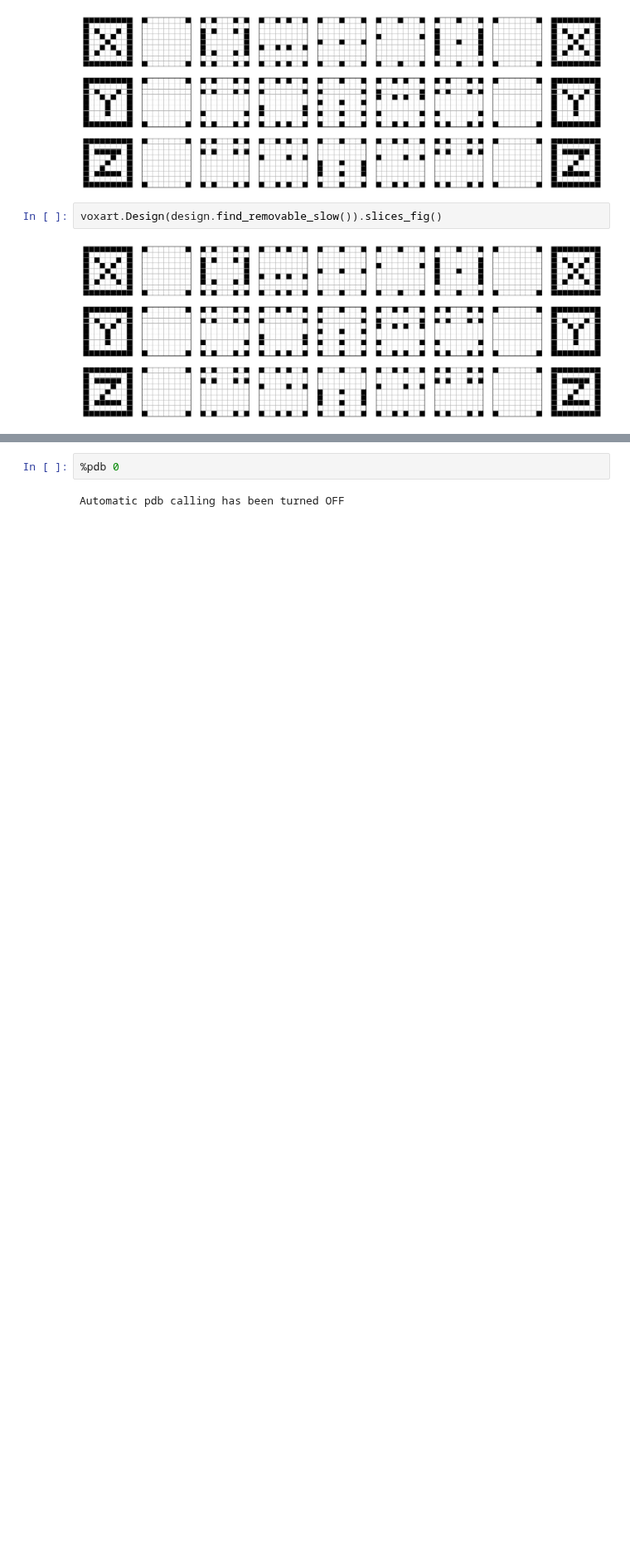
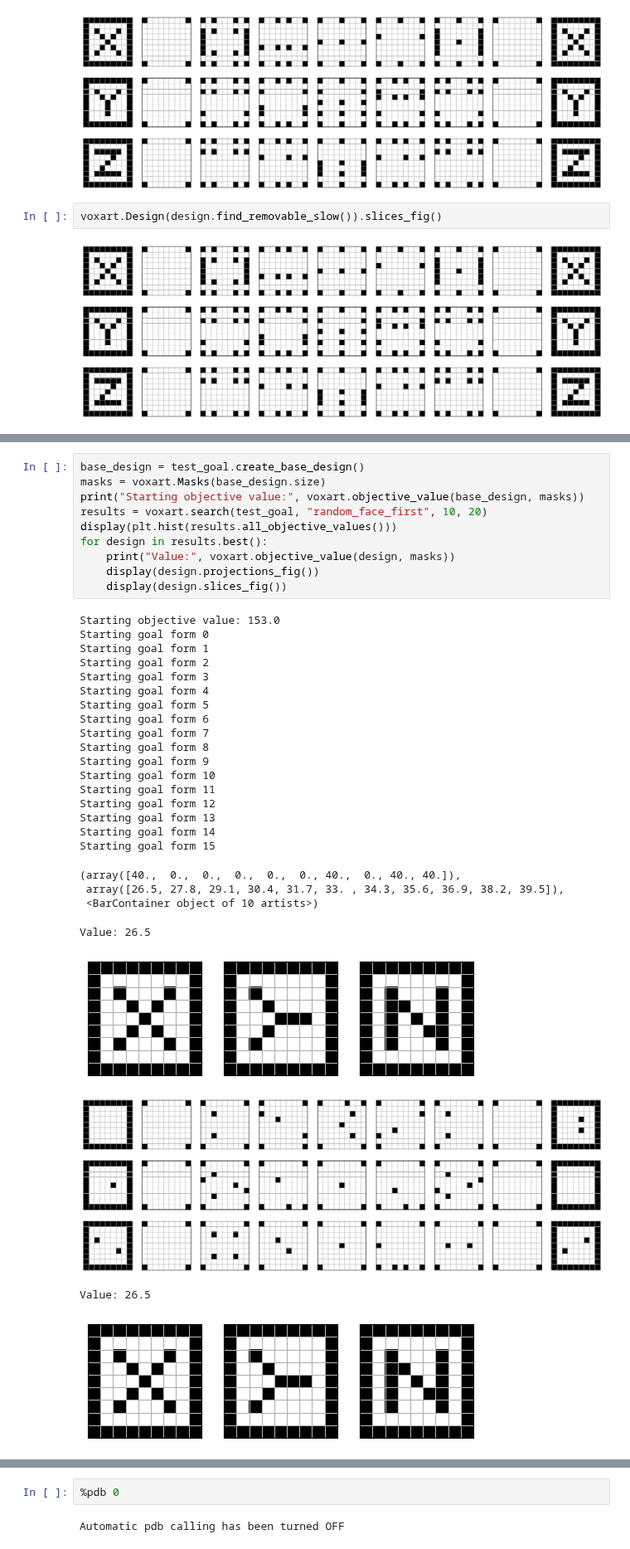
Before and after one commit to pfrstg/voxart, a Jupyter notebook: notebooks/dev.ipynb, the cells around one changed output, grey strips where cells are left out. Shown at 83% size. Drawn from its saved outputs; the diff is of its cells as text; blank space fills up the shorter version.

Commit message:
Search includes alternate goals, including flips

```diff
--- a/notebooks/dev.ipynb
+++ b/notebooks/dev.ipynb
@@ -294,0 +260,36 @@ dir(voxart)
+# %%
+base_design = test_goal.create_base_design()
+masks = voxart.Masks(base_design.size)
+print("Starting objective value:", voxart.objective_value(base_design, masks))
+results = voxart.search(test_goal, "random_face_first", 10, 20)
+display(plt.hist(results.all_objective_values()))
+for design in results.best():
+    print("Value:", voxart.objective_value(design, masks))
+    display(design.projections_fig())
+    display(design.slices_fig())
+# %% [output]
+Starting objective value: 153.0
+Starting goal form 0
+Starting goal form 1
+Starting goal form 2
+Starting goal form 3
+Starting goal form 4
+Starting goal form 5
+Starting goal form 6
+Starting goal form 7
+Starting goal form 8
+Starting goal form 9
+Starting goal form 10
+Starting goal form 11
+Starting goal form 12
+Starting goal form 13
+Starting goal form 14
+Starting goal form 15
+(array([40.,  0.,  0.,  0.,  0.,  0., 40.,  0., 40., 40.]),
+ array([26.5, 27.8, 29.1, 30.4, 31.7, 33. , 34.3, 35.6, 36.9, 38.2, 39.5]),
+ <BarContainer object of 10 artists>)
+Value: 26.5
+[figure, added]
+[figure, added]
+Value: 26.5
+[figure, added]
```
Also changed, not shown: parts of 29 cells of this notebook, 3 other files.
